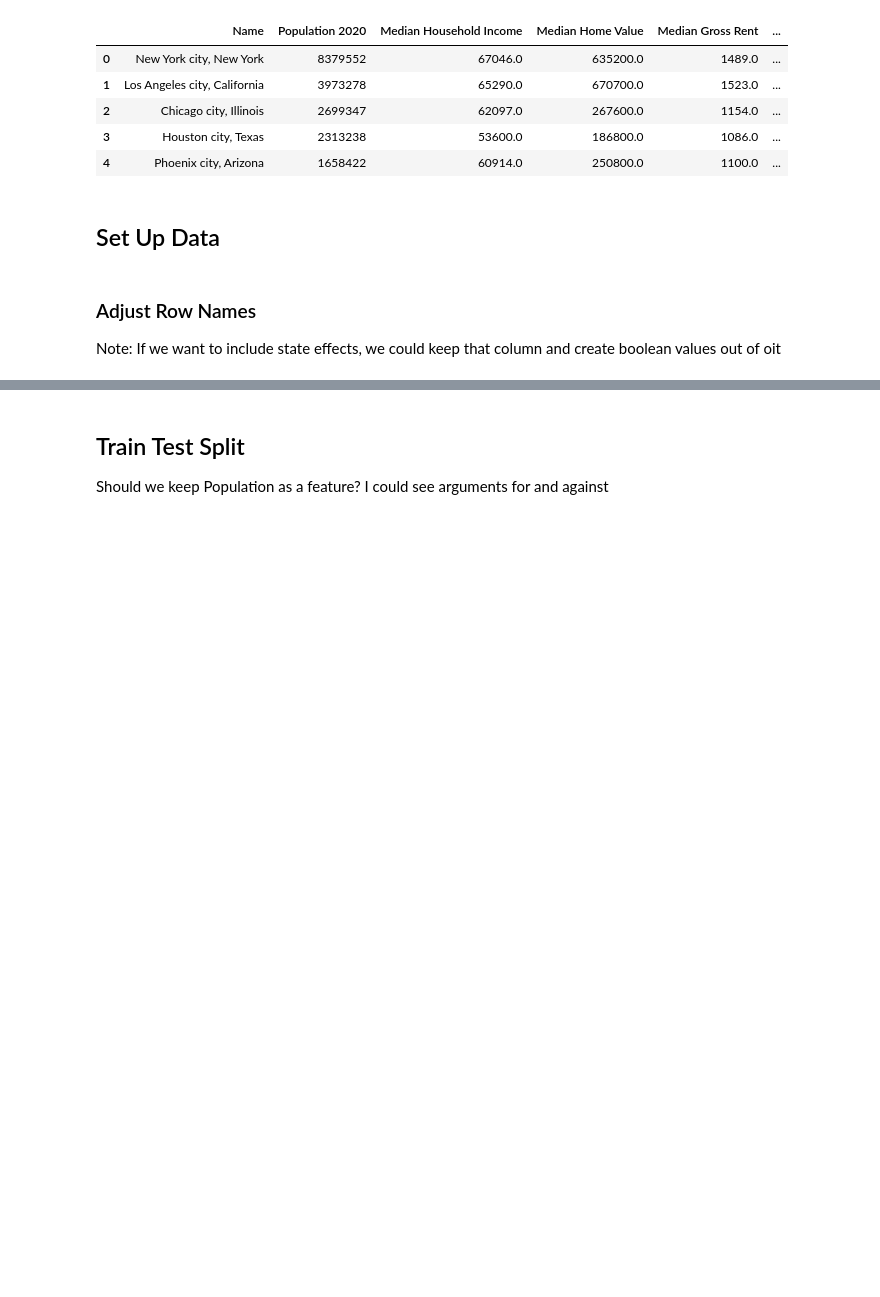
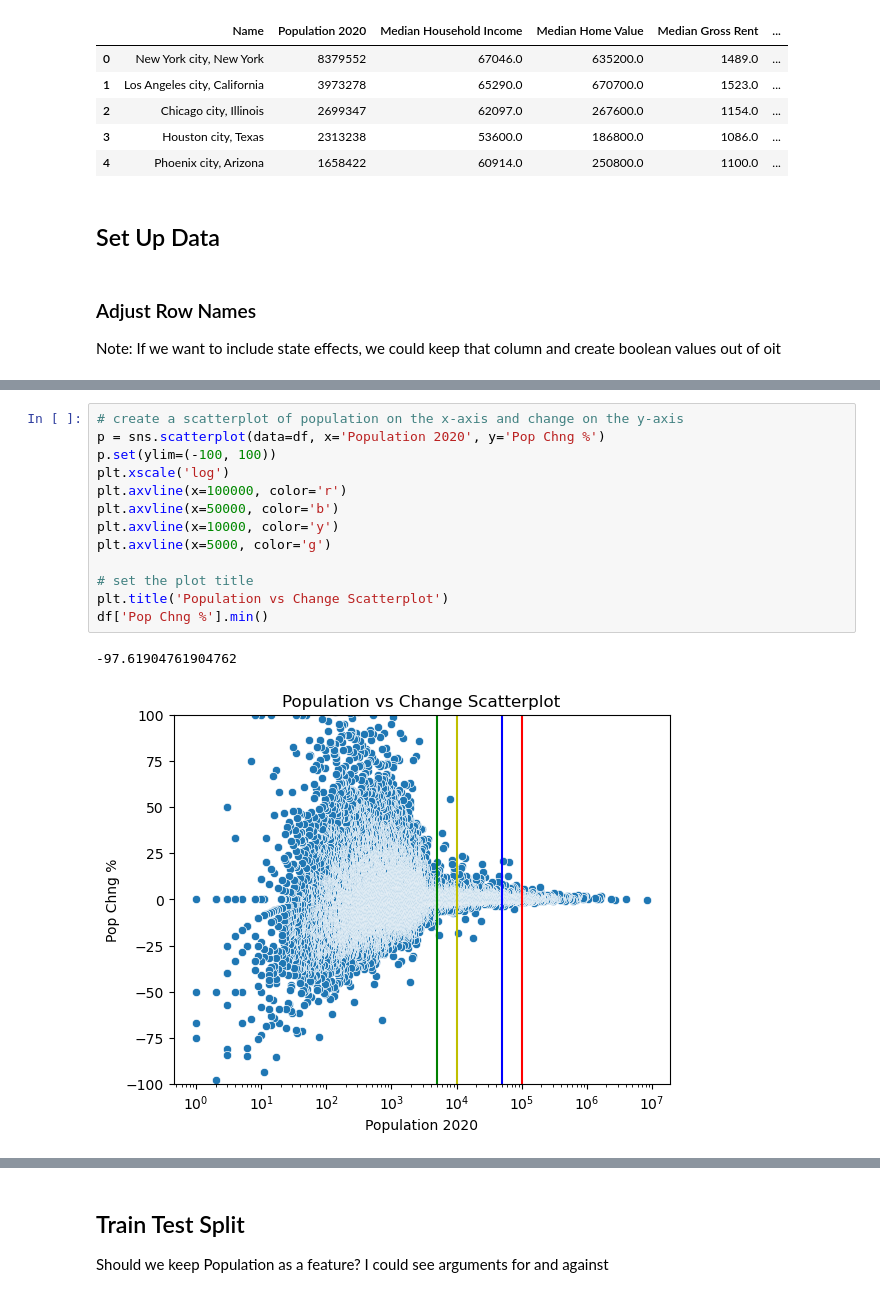
Before and after one commit to colton-lapp/DemographicChange, a Jupyter notebook: Q1_Classification.ipynb, the cells around one changed output, grey strips where cells are left out. Drawn from its saved outputs; the diff is of its cells as text; blank space fills up the shorter version.

```diff
--- a/Q1_Classification.ipynb
+++ b/Q1_Classification.ipynb
@@ -87,0 +127,16 @@ df[['Pop Chng %', 'Growing']].head(5)
+# %%
+# create a scatterplot of population on the x-axis and change on the y-axis
+p = sns.scatterplot(data=df, x='Population 2020', y='Pop Chng %')
+p.set(ylim=(-100, 100))
+plt.xscale('log')
+plt.axvline(x=100000, color='r')
+plt.axvline(x=50000, color='b')
+plt.axvline(x=10000, color='y')
+plt.axvline(x=5000, color='g')
+
+# set the plot title
+plt.title('Population vs Change Scatterplot')
+df['Pop Chng %'].min()
+# %% [output]
+-97.61904761904762
+[figure, added]
```
Also changed, not shown: parts of 32 cells of this notebook.
